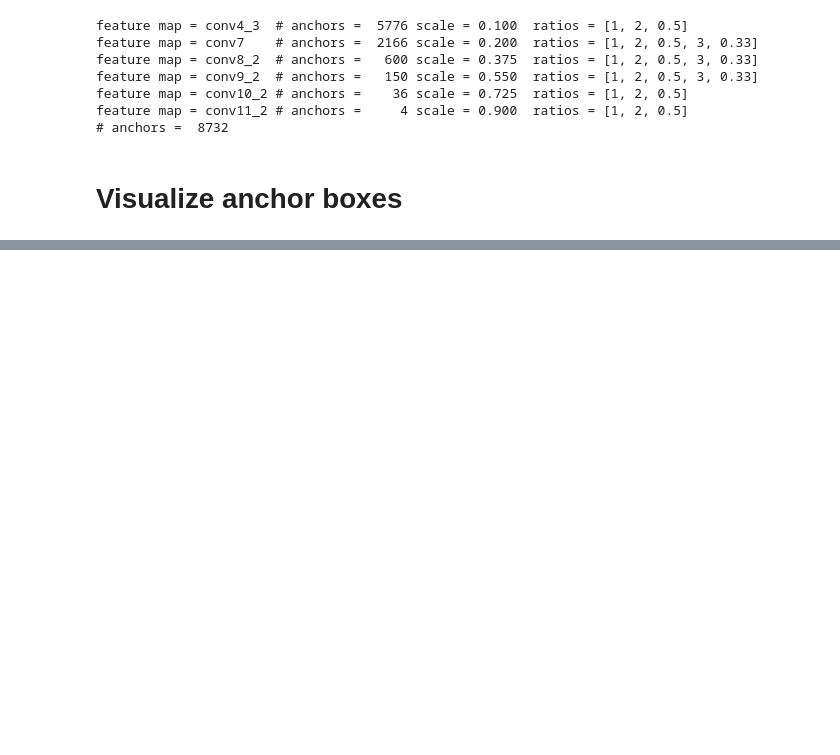
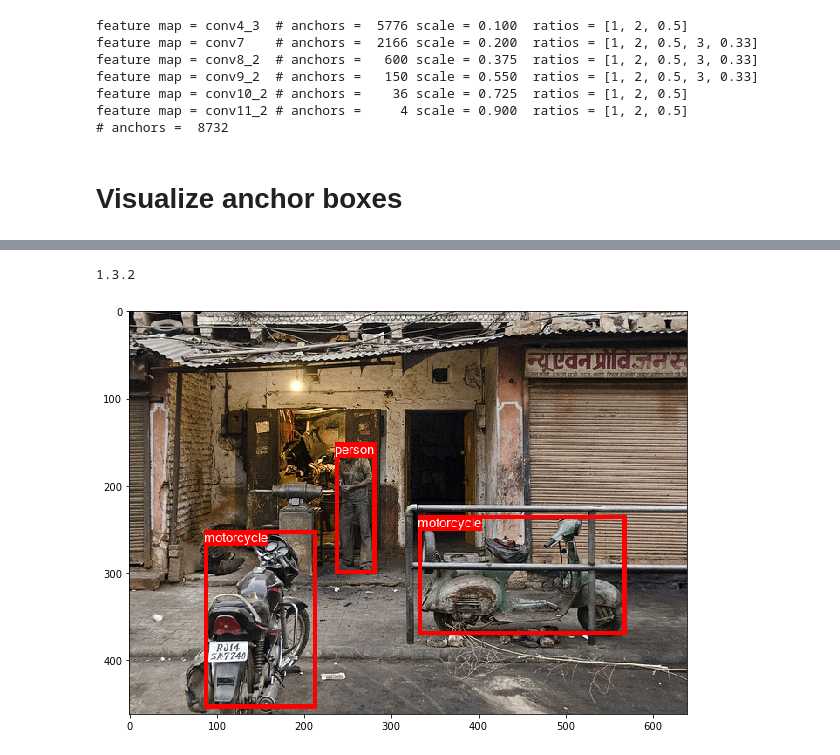
Before and after one commit to quanhua92/TensorFlow-2.x-Cheatsheet, a Jupyter notebook: notebooks/object detection - SSD.ipynb, the cells around one changed output, grey strips where cells are left out. Drawn from its saved outputs; the diff is of its cells as text; code cells hidden in the pictures; blank space fills up the shorter version.

Commit message:
visualize COCO dataset

```diff
--- a/notebooks/object detection - SSD.ipynb
+++ b/notebooks/object detection - SSD.ipynb
@@ -276,0 +281,62 @@ visualize_anchor_boxes(anchors, figsize=(10, 10), n_anchors=20)
+# %%
+import tensorflow_datasets as tfds
+print(tfds.__version__)
+tfds.disable_progress_bar()
+
+import pathlib
+
+data_dir = "D:\\Data\\coco\\2017"
+pathlib.Path(data_dir).mkdir(parents=True, exist_ok=True)
+# %% [output]
+1.3.2
+# %%
+datasets, info = tfds.load("coco/2017", data_dir=data_dir, with_info=True)
+# %%
+ds_train = datasets['train']
+n_train = info.splits['train'].num_examples
+# %%
+int2str = info.features['objects']['label'].int2str
+def index_to_label(index):
+    return int2str(index)
+# %%
+def yxyx_to_xyxy(bbox):
+    """
+    Convert bboxes from TensorFlow BBoxFeature ([ymin, xmin, ymax, xmax]) to boundary coordinate (xmin, ymin, xmax, ymax)
+    """
+    ymin, xmin, ymax, xmax = bbox
+    return (xmin, ymin, xmax, ymax)
+# %%
+import numpy as np
+from PIL import Image, ImageDraw, ImageFont
+from matplotlib import pyplot as plt
+
+figsize = (10, 10)
+font = ImageFont.truetype('arial', size=15)
+
+for data in ds_train.take(1):
+    image = data['image']
+    image_id = data['image/id']
+    filename = data['image/filename']
+    objects = data['objects']
+
+    image = Image.fromarray(np.array(image))
+
+    draw = ImageDraw.Draw(image)
+
+    h, w = image.height, image.width
+    for bbox, label in zip(objects['bbox'], objects['label']):
+        xmin, ymin, xmax, ymax = yxyx_to_xyxy(bbox)
+        tl = (xmin * w, ymin * h)
+        br = (xmax * w, ymax * h)
+        color = 'red'
+        text = index_to_label(label)
+
+        draw.rectangle((tl, br), outline=color, width=5)
+        txt_size = draw.textsize(text, font=font)
+        draw.rectangle((tl, (tl[0] + txt_size[0], tl[1] + txt_size[1])), fill=color)
+        draw.text(tl, text, font=font)
+
+    plt.figure(figsize=figsize)
+    plt.imshow(image)
+# %% [output]
+[figure, added]
```
Also changed, not shown: parts of 3 cells of this notebook, 1 other file.
